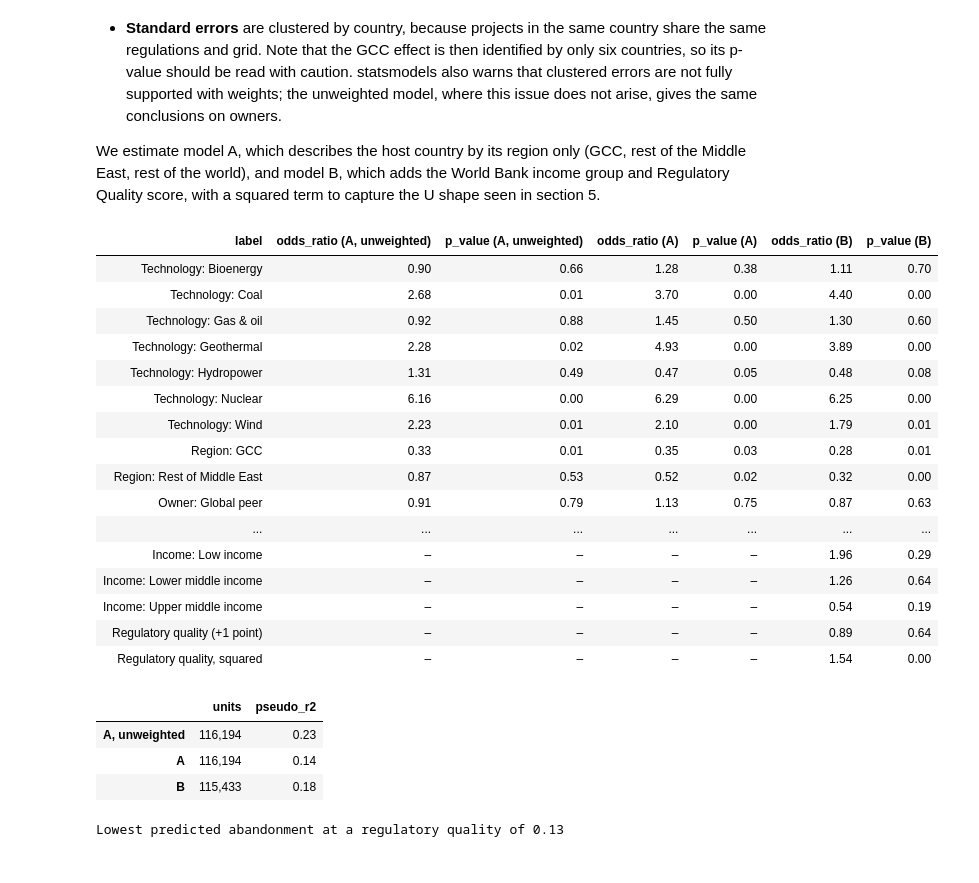
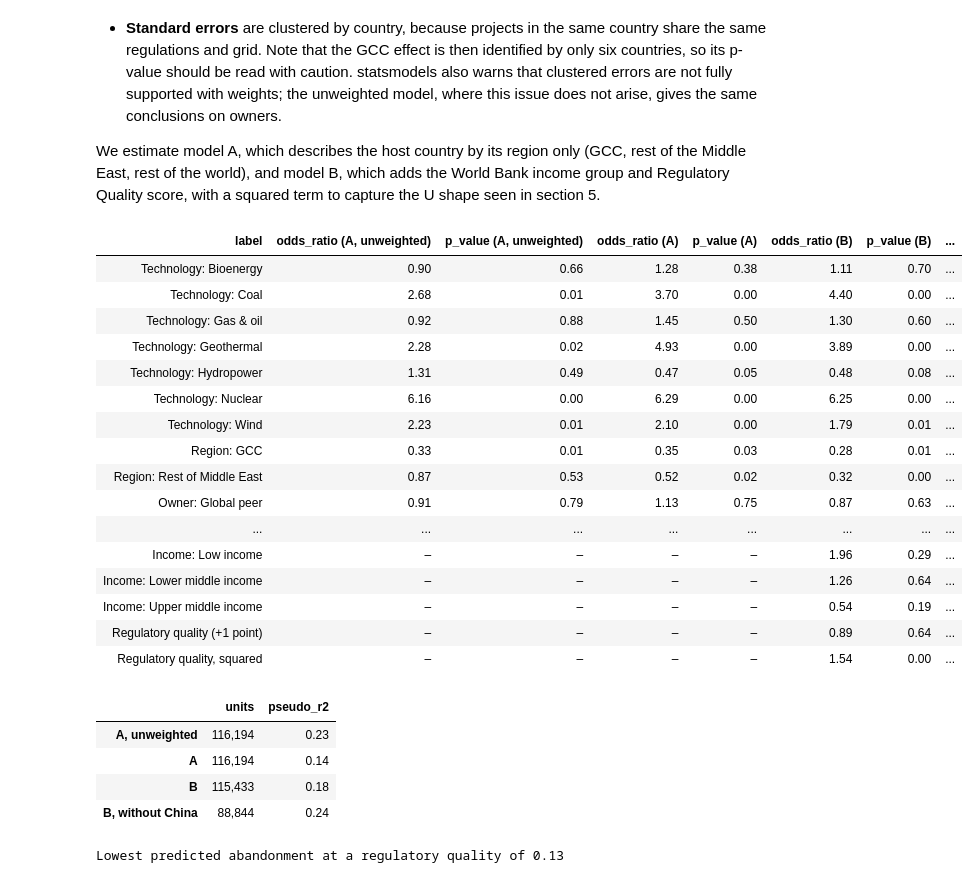
Before and after one commit to Sylvain-Topeza/power-infrastructure, a Jupyter notebook: main.ipynb, the cells around one changed output. Saved outputs shown, nothing was run; the diff lists cells and outputs as text; code cells hidden in the pictures.

```diff
--- a/main.ipynb
+++ b/main.ipynb
@@ -916,46 +916,48 @@ Regulatory Quality score, with a squared term to capture the U shape seen in sec
 # %%
 model_data = model.model_table(units, ownership, wb)
 
 formula_a = ('abandoned ~ C(technology, Treatment("Solar")) + log_capacity'
              ' + C(area, Treatment("Rest of world")) + C(sponsor, Treatment("Other owner"))')
 formula_b = formula_a + (' + C(income_group, Treatment("High income"))'
                          ' + regulatory_quality + I(regulatory_quality ** 2)')
 
 models = {
     "A, unweighted": model.fit_logit(model_data, formula_a, weighted=False),
     "A": model.fit_logit(model_data, formula_a),
     "B": model.fit_logit(model_data, formula_b),
+    "B, without China": model.fit_logit(model_data.loc[model_data["country"] != "China"], formula_b),
 }
 comparison = model.compare_models(models)
 display(comparison.style.format("{:.2f}", subset=comparison.columns[1:], na_rep="–")
         .hide(axis="index"))
 display(model.model_summary(models).style.format({"units": "{:,.0f}", "pseudo_r2": "{:.2f}"}))
 
 b = models["B"].params
 print(f"Lowest predicted abandonment at a regulatory quality of "
       f"{-b['regulatory_quality'] / (2 * b['I(regulatory_quality ** 2)']):.2f}")
 # %% [output]
-| label | odds_ratio (A, unweighted) | p_value (A, unweighted) | odds_ratio (A) | p_value (A) | odds_ratio (B) | p_value (B) |
-| Technology: Bioenergy | 0.90 | 0.66 | 1.28 | 0.38 | 1.11 | 0.70 |
-| Technology: Coal | 2.68 | 0.01 | 3.70 | 0.00 | 4.40 | 0.00 |
-| Technology: Gas & oil | 0.92 | 0.88 | 1.45 | 0.50 | 1.30 | 0.60 |
-| Technology: Geothermal | 2.28 | 0.02 | 4.93 | 0.00 | 3.89 | 0.00 |
-| Technology: Hydropower | 1.31 | 0.49 | 0.47 | 0.05 | 0.48 | 0.08 |
-| Technology: Nuclear | 6.16 | 0.00 | 6.29 | 0.00 | 6.25 | 0.00 |
-| Technology: Wind | 2.23 | 0.01 | 2.10 | 0.00 | 1.79 | 0.01 |
-| Region: GCC | 0.33 | 0.01 | 0.35 | 0.03 | 0.28 | 0.01 |
-| Region: Rest of Middle East | 0.87 | 0.53 | 0.52 | 0.02 | 0.32 | 0.00 |
-| Owner: Global peer | 0.91 | 0.79 | 1.13 | 0.75 | 0.87 | 0.63 |
-| ... | ... | ... | ... | ... | ... | ... |
-| Income: Low income | – | – | – | – | 1.96 | 0.29 |
-| Income: Lower middle income | – | – | – | – | 1.26 | 0.64 |
-| Income: Upper middle income | – | – | – | – | 0.54 | 0.19 |
-| Regulatory quality (+1 point) | – | – | – | – | 0.89 | 0.64 |
-| Regulatory quality, squared | – | – | – | – | 1.54 | 0.00 |
+| label | odds_ratio (A, unweighted) | p_value (A, unweighted) | odds_ratio (A) | p_value (A) | odds_ratio (B) | p_value (B) | ... |
+| Technology: Bioenergy | 0.90 | 0.66 | 1.28 | 0.38 | 1.11 | 0.70 | ... |
+| Technology: Coal | 2.68 | 0.01 | 3.70 | 0.00 | 4.40 | 0.00 | ... |
+| Technology: Gas & oil | 0.92 | 0.88 | 1.45 | 0.50 | 1.30 | 0.60 | ... |
+| Technology: Geothermal | 2.28 | 0.02 | 4.93 | 0.00 | 3.89 | 0.00 | ... |
+| Technology: Hydropower | 1.31 | 0.49 | 0.47 | 0.05 | 0.48 | 0.08 | ... |
+| Technology: Nuclear | 6.16 | 0.00 | 6.29 | 0.00 | 6.25 | 0.00 | ... |
+| Technology: Wind | 2.23 | 0.01 | 2.10 | 0.00 | 1.79 | 0.01 | ... |
+| Region: GCC | 0.33 | 0.01 | 0.35 | 0.03 | 0.28 | 0.01 | ... |
+| Region: Rest of Middle East | 0.87 | 0.53 | 0.52 | 0.02 | 0.32 | 0.00 | ... |
+| Owner: Global peer | 0.91 | 0.79 | 1.13 | 0.75 | 0.87 | 0.63 | ... |
+| ... | ... | ... | ... | ... | ... | ... | ... |
+| Income: Low income | – | – | – | – | 1.96 | 0.29 | ... |
+| Income: Lower middle income | – | – | – | – | 1.26 | 0.64 | ... |
+| Income: Upper middle income | – | – | – | – | 0.54 | 0.19 | ... |
+| Regulatory quality (+1 point) | – | – | – | – | 0.89 | 0.64 | ... |
+| Regulatory quality, squared | – | – | – | – | 1.54 | 0.00 | ... |
 |  | units | pseudo_r2 |
 | A, unweighted | 116,194 | 0.23 |
 | A | 116,194 | 0.14 |
 | B | 115,433 | 0.18 |
+| B, without China | 88,844 | 0.24 |
 Lowest predicted abandonment at a regulatory quality of 0.13
 # %%
 plot = plots.plot_odds_ratios(
```
Also changed, not shown: parts of 9 cells of this notebook.
